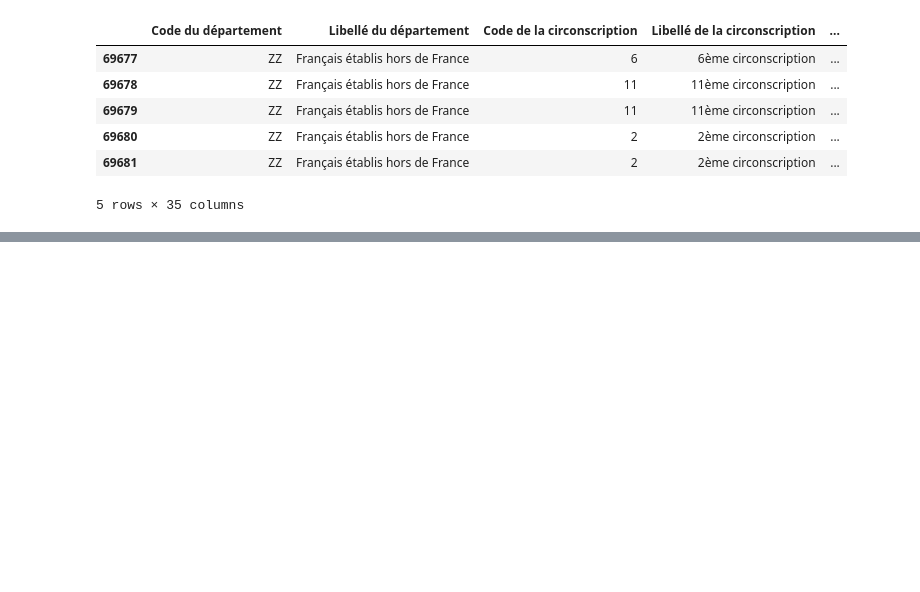
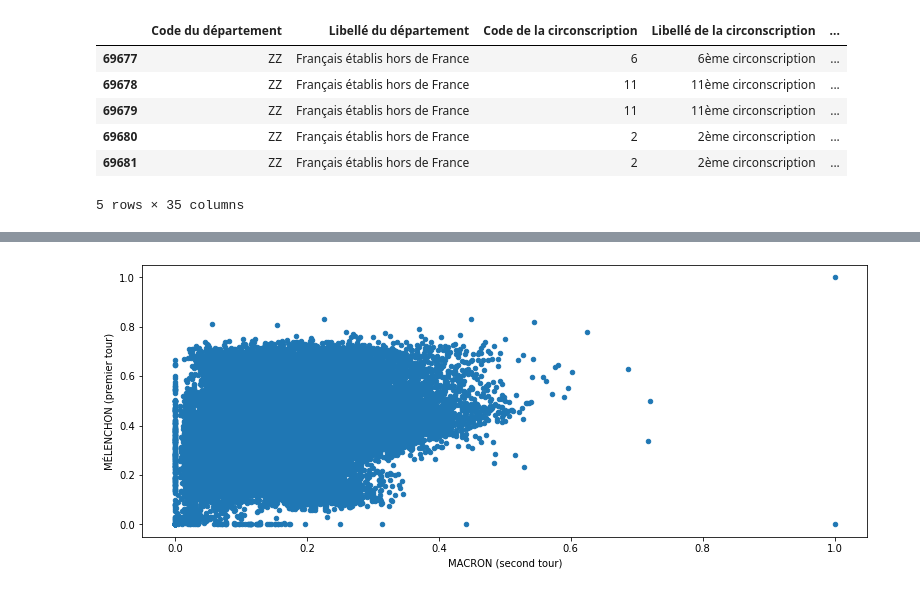
Before and after one commit to laurentperrinet/2022-05-04_transfert-des-voix, a Jupyter notebook: 2022-05-04_transfert-des-voix.ipynb, the cells around one changed output, grey strips where cells are left out. Saved outputs shown, nothing was run; the diff lists cells and outputs as text; code cells hidden in the pictures; blank space fills up the shorter version.

```diff
--- a/2022-05-04_transfert-des-voix.ipynb
+++ b/2022-05-04_transfert-des-voix.ipynb
@@ -307,0 +407,5 @@ T2.tail()
+# %%
+df_12 = pd.DataFrame()
+# %%
+df_12['1_MÉLENCHON'] = df_1['MÉLENCHON'].copy()
+df_12['MACRON'] = df_2['MACRON'].copy()
@@ -307,0 +424,13 @@ T2.tail()
+# %%
+df_12['1_MÉLENCHON'] = df_12['1_MÉLENCHON']/df_1.sum(axis=1)
+df_12['MACRON'] = df_12['MACRON']/df_2.sum(axis=1)
+# %%
+fig, ax = plt.subplots(figsize=(13, 13))
+ax = df_12.plot.scatter(x='1_MÉLENCHON', y ='MACRON', ax=ax)
+ax.set_xlabel('MACRON (second tour)')
+#ax.set_xlim(1, 10)
+#ax.set_xticks(np.arange(1, 10)+.5)
+#ax.set_xticklabels(np.arange(1, 10))
+ax.set_ylabel('MÉLENCHON (premier tour)');
+# %% [output]
+[figure, added]
```
Also changed, not shown: parts of 26 cells of this notebook.
